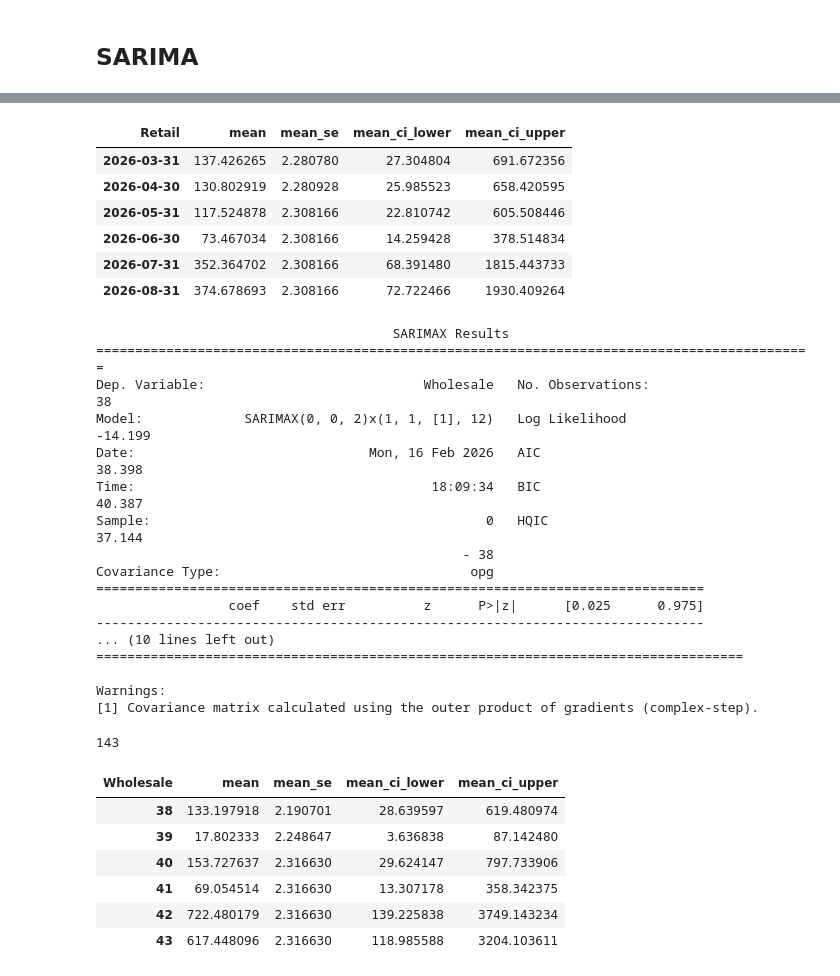
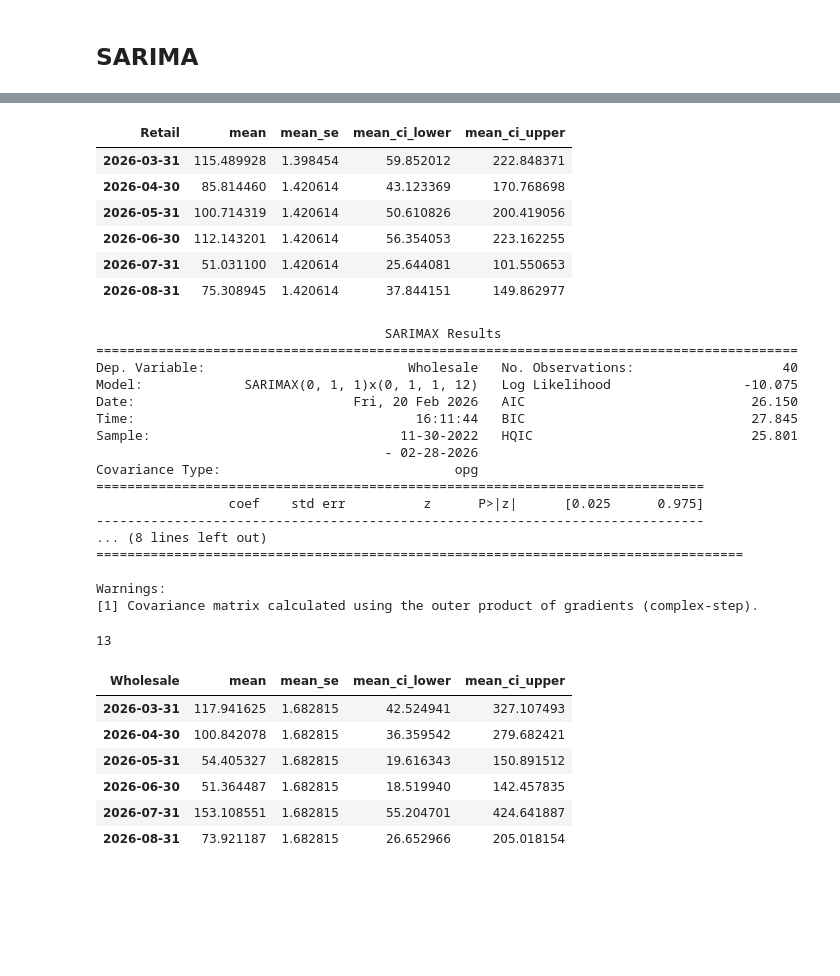
Before and after one commit to Victor-Mufasa/Agricultural-Commodity-Price-Forecasting, a Jupyter notebook: notebook/victor.ipynb, the cells around one changed output, grey strips where cells are left out. Cells and saved outputs as stored; diff of their text form; code cells hidden in the pictures; blank space fills up the shorter version.

Commit message:
Made changes on SARIMA models.

```diff
--- a/notebook/victor.ipynb
+++ b/notebook/victor.ipynb
@@ -332,9 +332,9 @@ def improved_sarima_pipeline(df, price_col='Retail', date_col='Date', forecast_s
     forecasts = {}
     bs_results={}
 
-    grouped = df.groupby(['County', 'Commodity'])
+    grouped = df.groupby(['Commodity'])
 
-    for (county, commodity), group in grouped:
+    for commodity, group in grouped:
         # Prepare time series
         # If Date is the index, reset it to make it a column
         if date_col in group.index.names or group.index.name == date_col:
@@ -372,7 +372,7 @@ def improved_sarima_pipeline(df, price_col='Retail', date_col='Date', forecast_s
         backtest_results = backtest_sarima(ts, test_size=6)
 
         # Store results
-        key = (county, commodity)
+        key = commodity
         models[key] = results
         # Generate forecasts
         forecast_df = forecast_ci(results, steps=forecast_steps)
@@ -409,15 +407,15 @@ Covariance Type:                                opg
 Warnings:
 [1] Covariance matrix calculated using the outer product of gradients (complex-step).
 # %%
-np.exp(retail_forecasts[('Bomet', 'Omena')])
+np.exp(retail_forecasts['Omena'])
 # %% [output]
 | Retail | mean | mean_se | mean_ci_lower | mean_ci_upper |
-| 2026-03-31 | 137.426265 | 2.280780 | 27.304804 | 691.672356 |
-| 2026-04-30 | 130.802919 | 2.280928 | 25.985523 | 658.420595 |
-| 2026-05-31 | 117.524878 | 2.308166 | 22.810742 | 605.508446 |
-| 2026-06-30 | 73.467034 | 2.308166 | 14.259428 | 378.514834 |
-| 2026-07-31 | 352.364702 | 2.308166 | 68.391480 | 1815.443733 |
-| 2026-08-31 | 374.678693 | 2.308166 | 72.722466 | 1930.409264 |
+| 2026-03-31 | 115.489928 | 1.398454 | 59.852012 | 222.848371 |
+| 2026-04-30 | 85.814460 | 1.420614 | 43.123369 | 170.768698 |
+| 2026-05-31 | 100.714319 | 1.420614 | 50.610826 | 200.419056 |
+| 2026-06-30 | 112.143201 | 1.420614 | 56.354053 | 223.162255 |
+| 2026-07-31 | 51.031100 | 1.420614 | 25.644081 | 101.550653 |
+| 2026-08-31 | 75.308945 | 1.420614 | 37.844151 | 149.862977 |
 # %%
 wholesale_models, wholesale_forecasts, wholesale_error = improved_sarima_pipeline(
     df=df_complete,
@@ -425,21 +423,21 @@ wholesale_models, wholesale_forecasts, wholesale_error = improved_sarima_pipelin
     forecast_steps=6
 )
 # %%
-print(wholesale_models[('Bomet', 'Omena')].summary())
+print(wholesale_models['Omena'].summary())
 # %% [output]
-                                      SARIMAX Results
-============================================================================================
-Dep. Variable:                            Wholesale   No. Observations:                   38
-Model:             SARIMAX(0, 0, 2)x(1, 1, [1], 12)   Log Likelihood                 -14.199
-Date:                              Mon, 16 Feb 2026   AIC                             38.398
-Time:                                      18:09:34   BIC                             40.387
-Sample:                                           0   HQIC                            37.144
-                                               - 38
-Covariance Type:                                opg
+                                     SARIMAX Results
+==========================================================================================
+Dep. Variable:                          Wholesale   No. Observations:                   40
+Model:             SARIMAX(0, 1, 1)x(0, 1, 1, 12)   Log Likelihood                 -10.075
+Date:                            Fri, 20 Feb 2026   AIC                             26.150
+Time:                                    16:11:44   BIC                             27.845
+Sample:                                11-30-2022   HQIC                            25.801
+                                     - 02-28-2026
+Covariance Type:                              opg
 ==============================================================================
                  coef    std err          z      P>|z|      [0.025      0.975]
 ------------------------------------------------------------------------------
-... (10 lines left out)
+... (8 lines left out)
 ===================================================================================
 
 Warnings:
@@ -447,14 +445,14 @@ Warnings:
 # %%
 len(wholesale_models)
 # %% [output]
-143
+13
 # %%
-np.exp(wholesale_forecasts[('Bomet', 'Omena')])
+np.exp(wholesale_forecasts['Omena'])
 # %% [output]
 | Wholesale | mean | mean_se | mean_ci_lower | mean_ci_upper |
-| 38 | 133.197918 | 2.190701 | 28.639597 | 619.480974 |
-| 39 | 17.802333 | 2.248647 | 3.636838 | 87.142480 |
-| 40 | 153.727637 | 2.316630 | 29.624147 | 797.733906 |
-| 41 | 69.054514 | 2.316630 | 13.307178 | 358.342375 |
-| 42 | 722.480179 | 2.316630 | 139.225838 | 3749.143234 |
-| 43 | 617.448096 | 2.316630 | 118.985588 | 3204.103611 |
+| 2026-03-31 | 117.941625 | 1.682815 | 42.524941 | 327.107493 |
+| 2026-04-30 | 100.842078 | 1.682815 | 36.359542 | 279.682421 |
+| 2026-05-31 | 54.405327 | 1.682815 | 19.616343 | 150.891512 |
+| 2026-06-30 | 51.364487 | 1.682815 | 18.519940 | 142.457835 |
+| 2026-07-31 | 153.108551 | 1.682815 | 55.204701 | 424.641887 |
+| 2026-08-31 | 73.921187 | 1.682815 | 26.652966 | 205.018154 |
```
Also changed, not shown: parts of 2 cells of this notebook.
